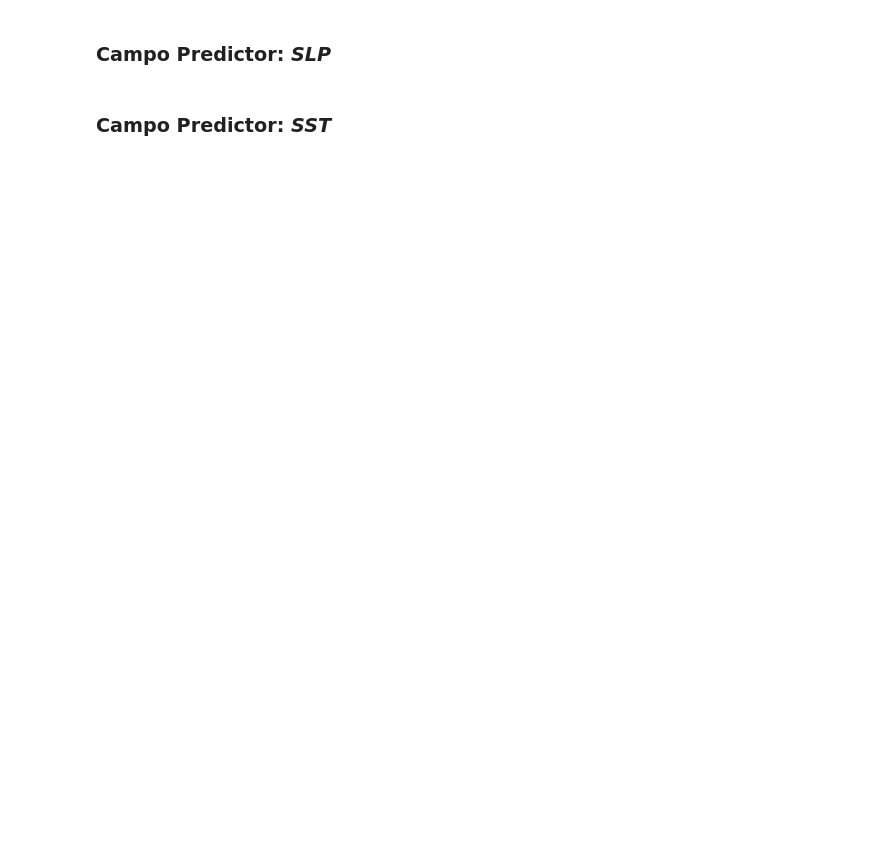
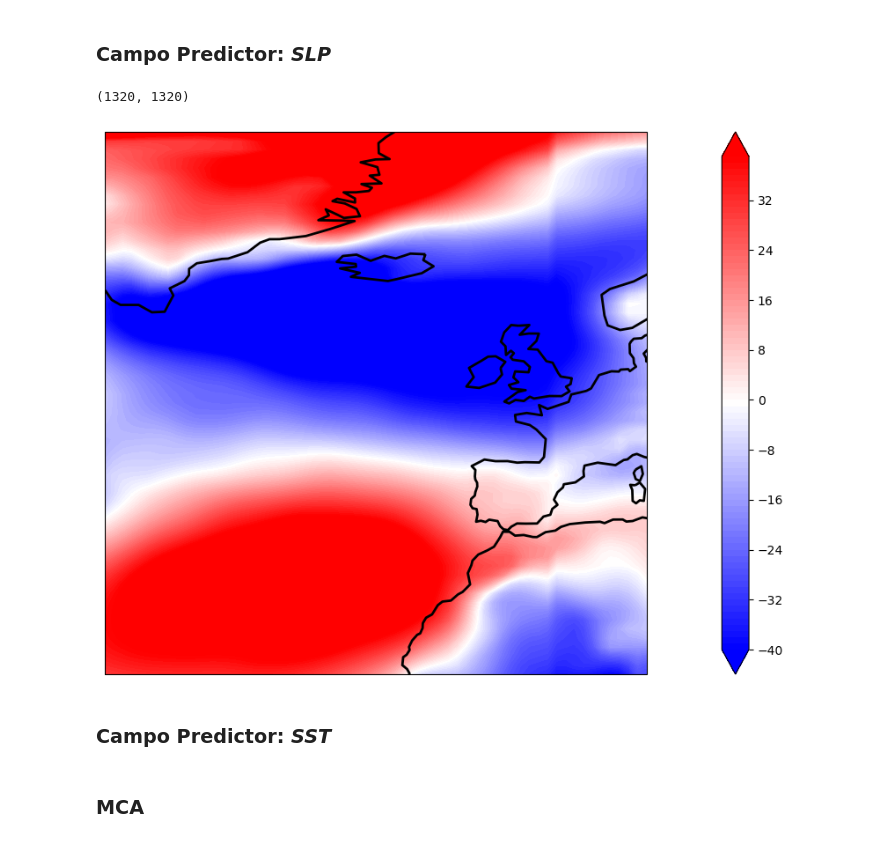
Before and after one commit to nagoremeabe/practica_3, a Jupyter notebook: parte_4.ipynb, the cells around one changed output. Cells and saved outputs as stored; diff of their text form; code cells hidden in the pictures; blank space fills up the shorter version.

```diff
--- a/parte_4.ipynb
+++ b/parte_4.ipynb
@@ -334,2 +382,47 @@ ds     = xr.open_dataset(folder_1)
+# %%
+# guardo las variables de sea level preassure
+msl   = ds_y.msl
+lat_y = ds_y.latitude
+lon_y = ds_y.longitude
+date  = ds_y.time
+
+# como tengo datos mensuales
+n_years = int(len(date)/12)
+
+# como la longitud va de -180 a 180:
+lon_y = lon_y - 180.
+msl   = np.roll(msl, int(len(lon_y)/2))
+# %%
+# elijo una region especifica por ahora la que belen elige
+lonmin  , lonmax  , latmin  , latmax   = -50, 10, 20, 80
+lonmin_1, lonmax_1, latmin_1, latmax_1 = -270, -70, -20, 20
+# %%
+# pongo los años de mi campo predictor y a predecir en común
+# ambos van desde 1900, 2010 miremos a ver si sus tiempos
+# tienen la misma longitud
+
+len(ds.time), len(ds_y.time)
+# %% [output]
+(1320, 1320)
+# %%
+# eleccion de la region
+msl, lat_y, lon_y = region(msl, lat_y, lon_y, lonmin, lonmax, latmin, latmax)
+# %%
+# debo calcular las anomalias
+msl_reshaped          = np.reshape(msl, (n_years, 12, len(lon_y)*len(lat_y)))
+msl_primavera, nyprim = season(np.transpose(msl_reshaped), 2, 4, n_years)
+msl_primavera_anom    = anom(np.transpose(msl_primavera), 1, 'pp')
+# %%
+# dibujo de la slp un año en concreto
+# tengo tiempo, espacio
+slp_1998 = msl_primavera_anom[0, :]
+
+# plot
+fig = plt.figure(figsize=(22, 8))
+dibujo_1_mapa_cartopy(slp_1998/10, lon_y, lat_y, np.arange(-40, 40), 'bwr', '')
+# %% [output]
+[figure, added]
 # %% [markdown]
 ### Campo Predictor: *SST*
+# %% [markdown]
+### MCA
```
Also changed, not shown: parts of 14 cells of this notebook, 1 other file.
